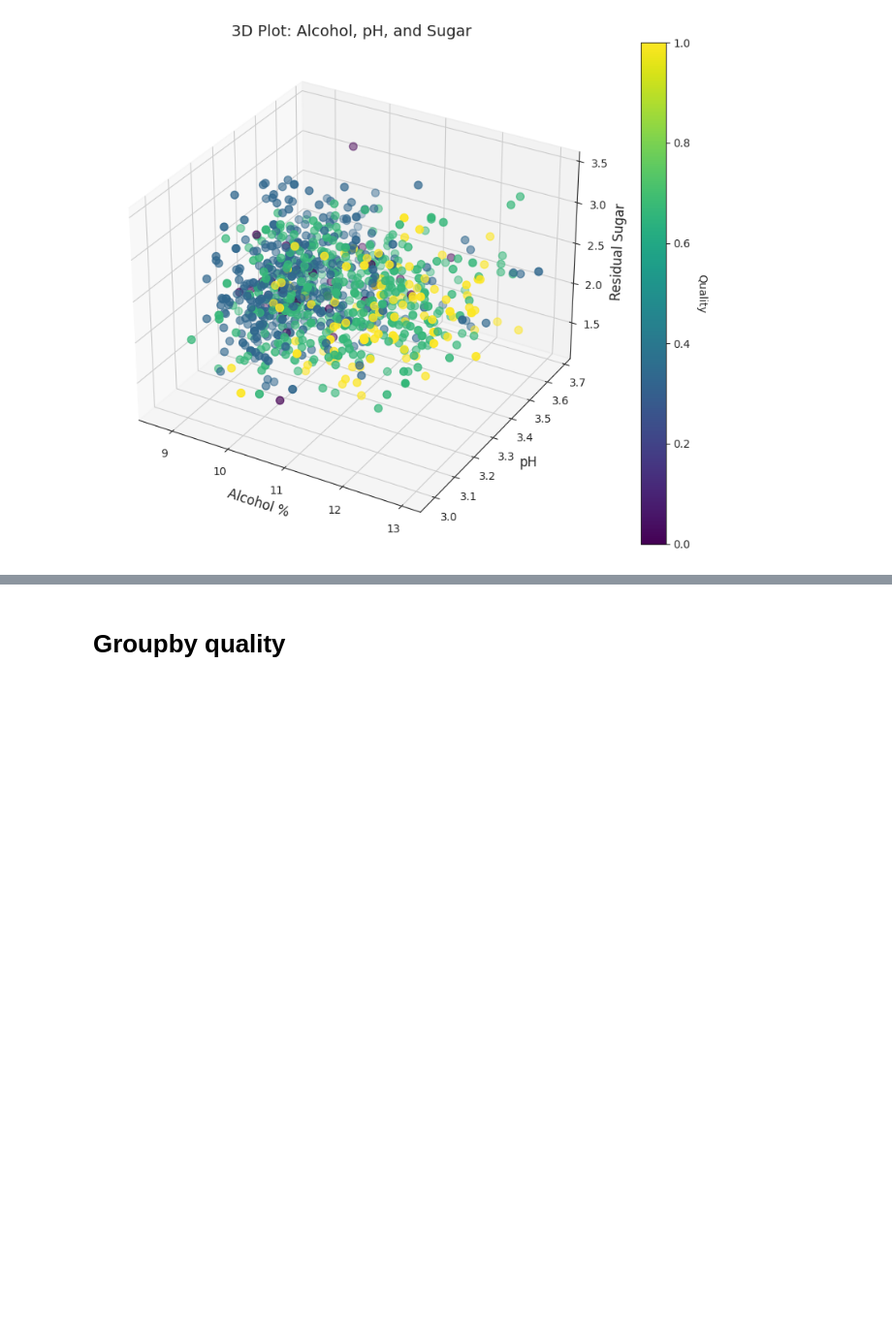
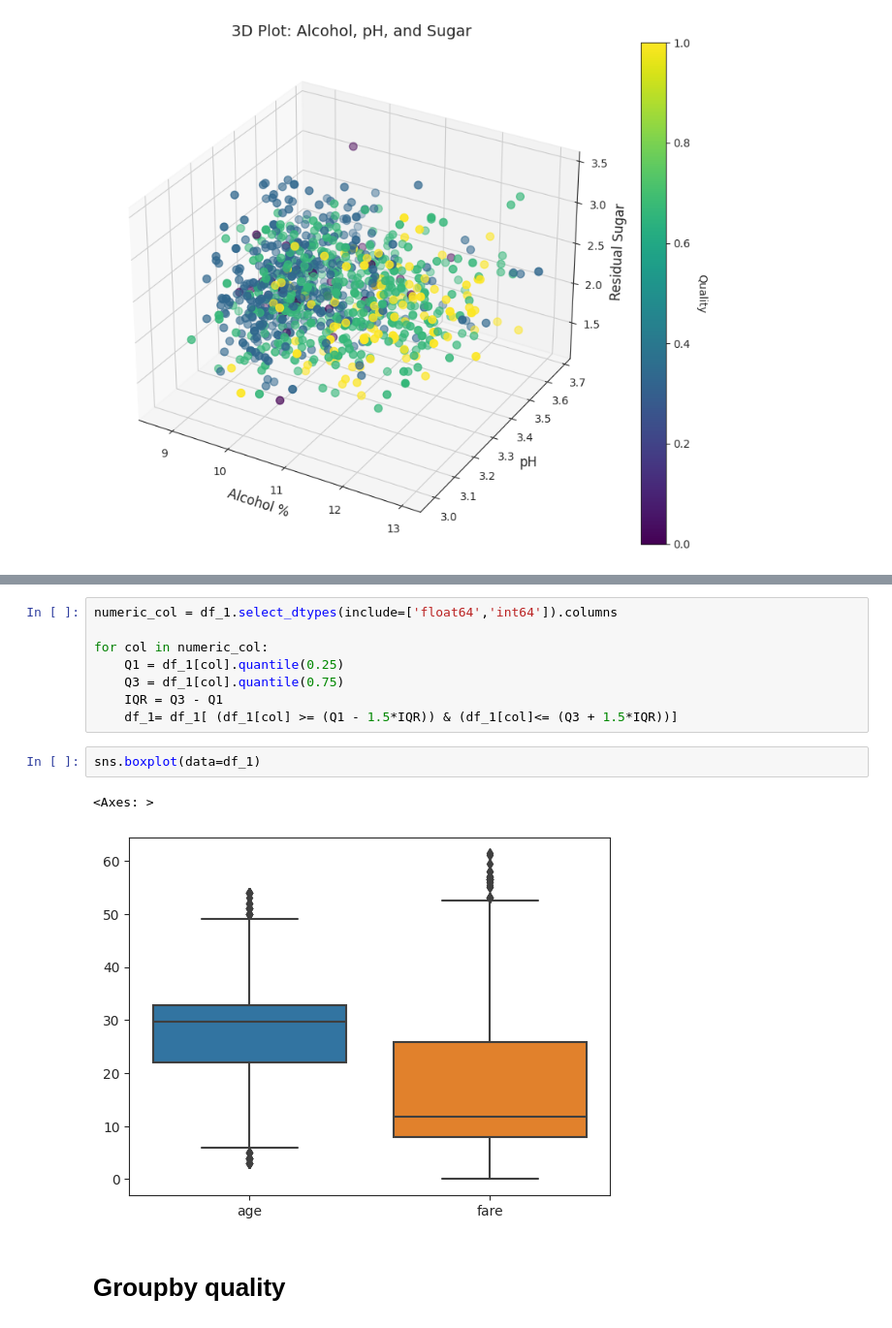
Before and after one commit to shyam007-srec/Sonar-Rock-vs-Mine-Prediction---Machine-Learning-Project, a Jupyter notebook: wine-preditction.ipynb, the cells around one changed output, grey strips where cells are left out. Shown at 97% size. Drawn from its saved outputs; the diff is of its cells as text; blank space fills up the shorter version.

```diff
--- a/wine-preditction.ipynb
+++ b/wine-preditction.ipynb
@@ -316,3 +341,16 @@ fig.show()
+# %%
+numeric_col = df_1.select_dtypes(include=['float64','int64']).columns
+
+for col in numeric_col:
+    Q1 = df_1[col].quantile(0.25)
+    Q3 = df_1[col].quantile(0.75)
+    IQR = Q3 - Q1
+    df_1= df_1[ (df_1[col] >= (Q1 - 1.5*IQR)) & (df_1[col]<= (Q3 + 1.5*IQR))]
+# %%
+sns.boxplot(data=df_1)
+# %% [output]
+<Axes: >
+[figure, added]
 # %% [markdown]
 # Groupby quality
 # %%
```
Also changed, not shown: parts of 5 cells of this notebook.
